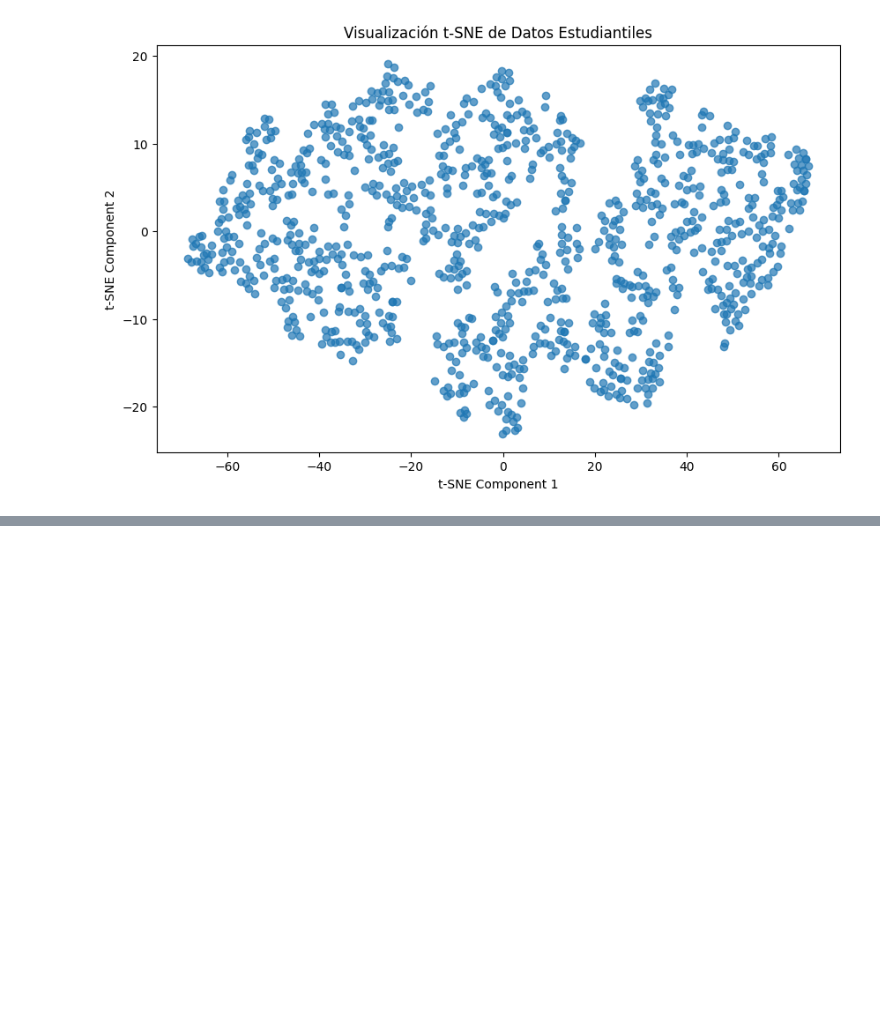
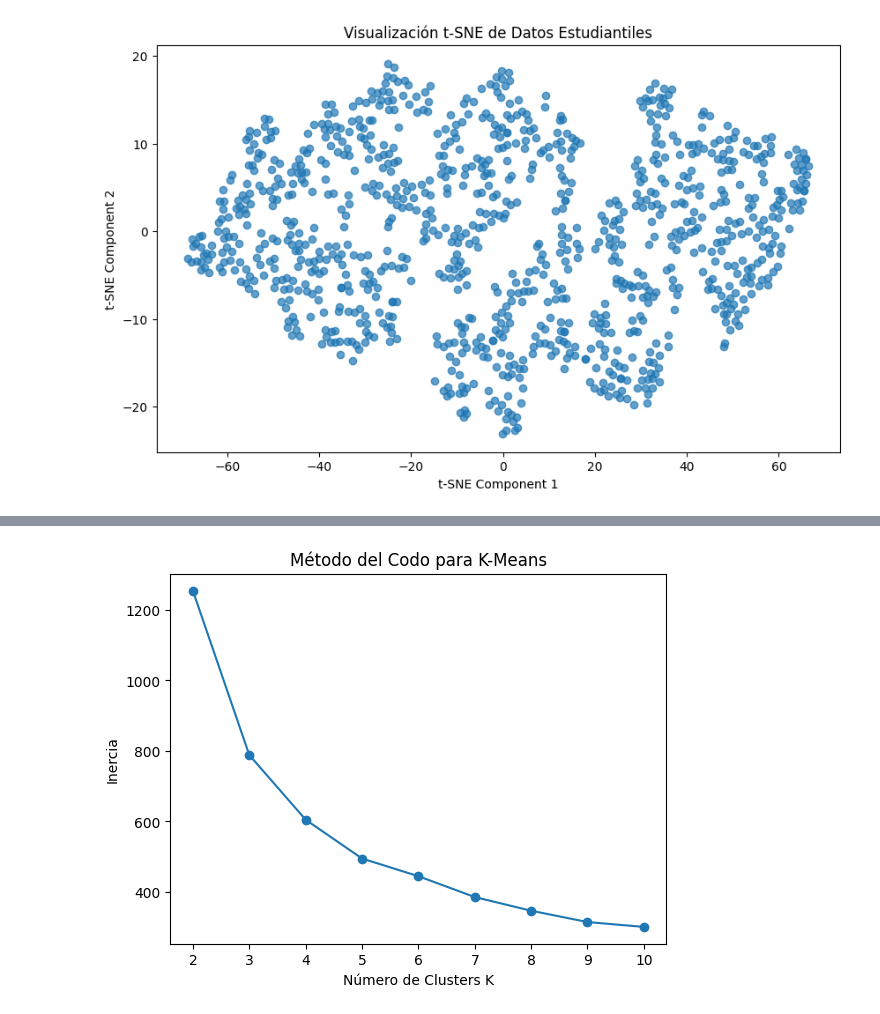
Before and after one commit to Shurrasco23/Guia-6-matematicas, a Jupyter notebook: guia6.ipynb, the cells around one changed output, grey strips where cells are left out. Drawn from its saved outputs; the diff is of its cells as text; code cells hidden in the pictures; blank space fills up the shorter version.

```diff
--- a/guia6.ipynb
+++ b/guia6.ipynb
@@ -249,0 +282,17 @@ plt.show()
+# %%
+inertia = []
+
+K_values = range(2, 11)
+
+for k in K_values:
+    kmeans = KMeans(n_clusters=k, random_state=42)
+    kmeans.fit(X_scaled)
+    inertia.append(kmeans.inertia_)
+
+plt.plot(K_values, inertia, marker='o')
+plt.title('Método del Codo para K-Means')
+plt.xlabel('Número de Clusters K')
+plt.ylabel('Inercia')
+plt.show()
+# %% [output]
+[figure, added]
```
Also changed, not shown: parts of 2 cells of this notebook.
